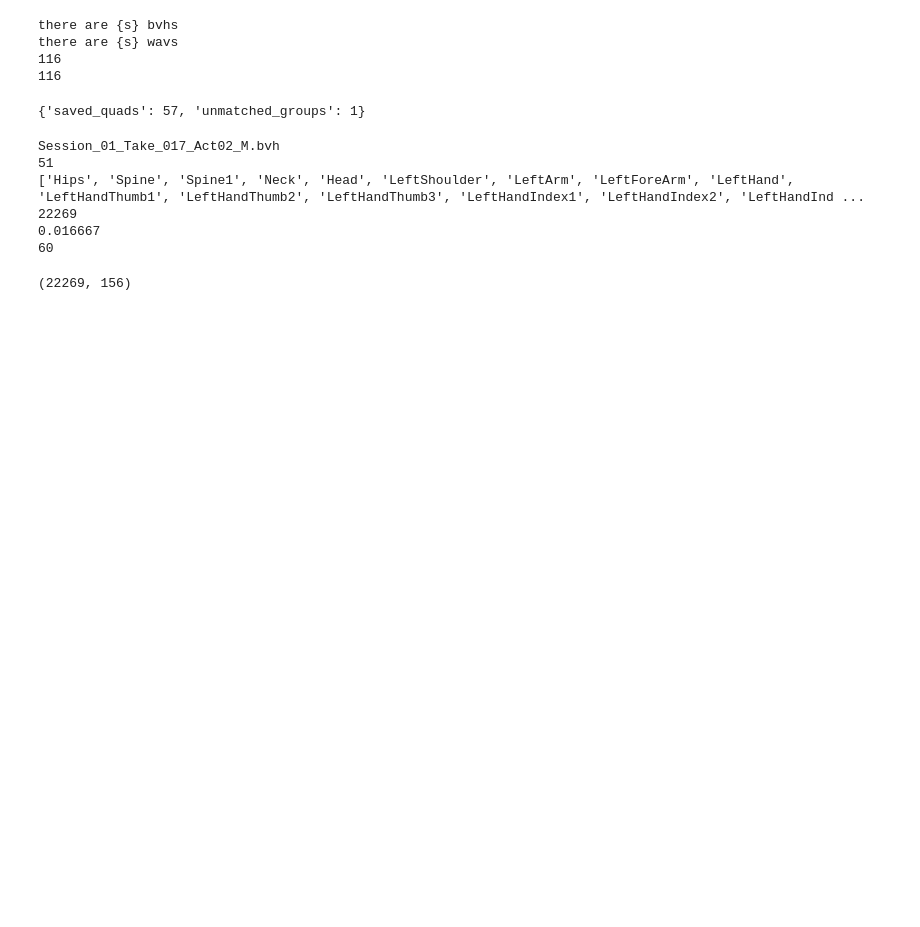
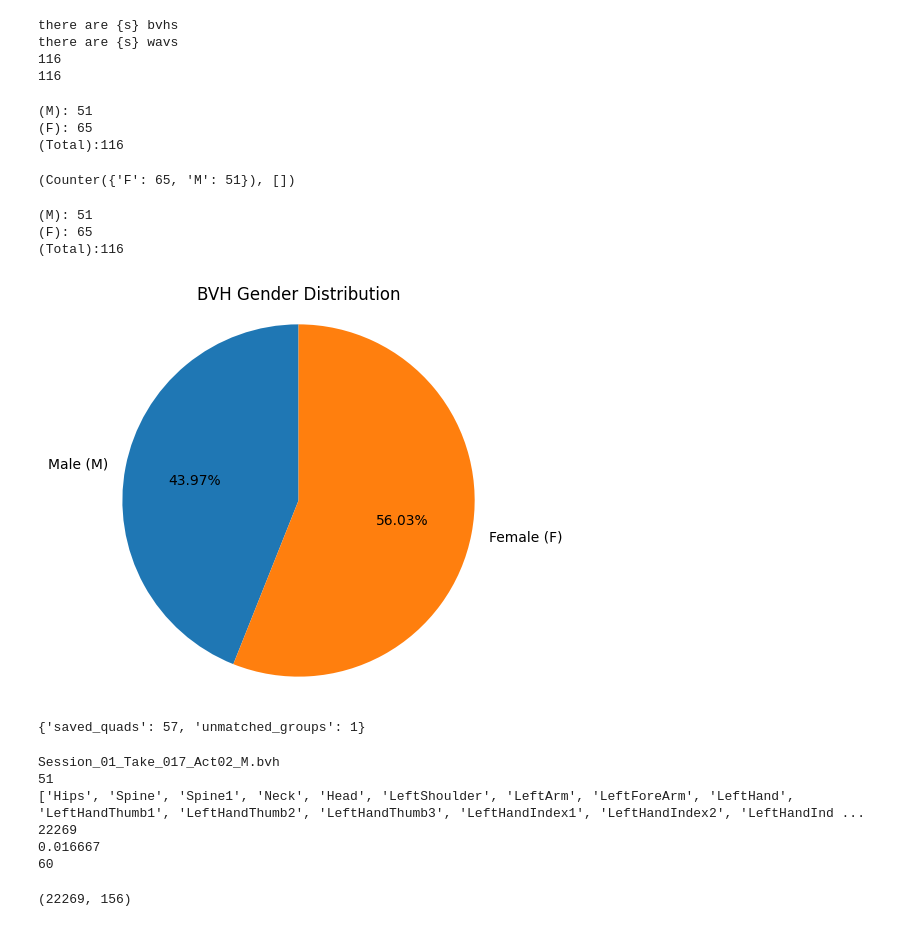
Before and after one commit to sTone99pro/MocapDataAnalysis, a Jupyter notebook: DataAnalysis/DataAnalysis.ipynb, the cells around one changed output. Saved outputs shown, nothing was run; the diff lists cells and outputs as text; code cells hidden in the pictures; blank space fills up the shorter version.

```diff
--- a/DataAnalysis/DataAnalysis.ipynb
+++ b/DataAnalysis/DataAnalysis.ipynb
@@ -14,6 +14,36 @@ there are {s} bvhs
 there are {s} wavs
 116
 116
+# %%
+pre.count_gender_from_bvh_filenames("../bvhs")
+# %% [output]
+(M): 51
+(F): 65
+(Total):116
+(Counter({'F': 65, 'M': 51}), [])
+# %%
+import matplotlib.pyplot as plt
+counts, unknown = pre.count_gender_from_bvh_filenames("../bvhs")
+sizes = [counts["M"], counts["F"]]
+labels = ["Male (M)", "Female (F)"]
+if sum(sizes) == 0:
+    print("No file found")
+else:
+    plt.figure(figsize=(5, 5))
+    plt.pie(
+        sizes,
+        labels=labels,
+        autopct="%1.2f%%",
+        startangle=90
+    )
+    plt.title("BVH Gender Distribution")
+    plt.axis("equal")
+    plt.show()
+# %% [output]
+(M): 51
+(F): 65
+(Total):116
+[figure, added]
 # %%
 pre.find_quadruples("st_quads.json", "unmatched.json")
 # %% [output]
```
Also changed, not shown: parts of 8 cells of this notebook, 4 other files.
